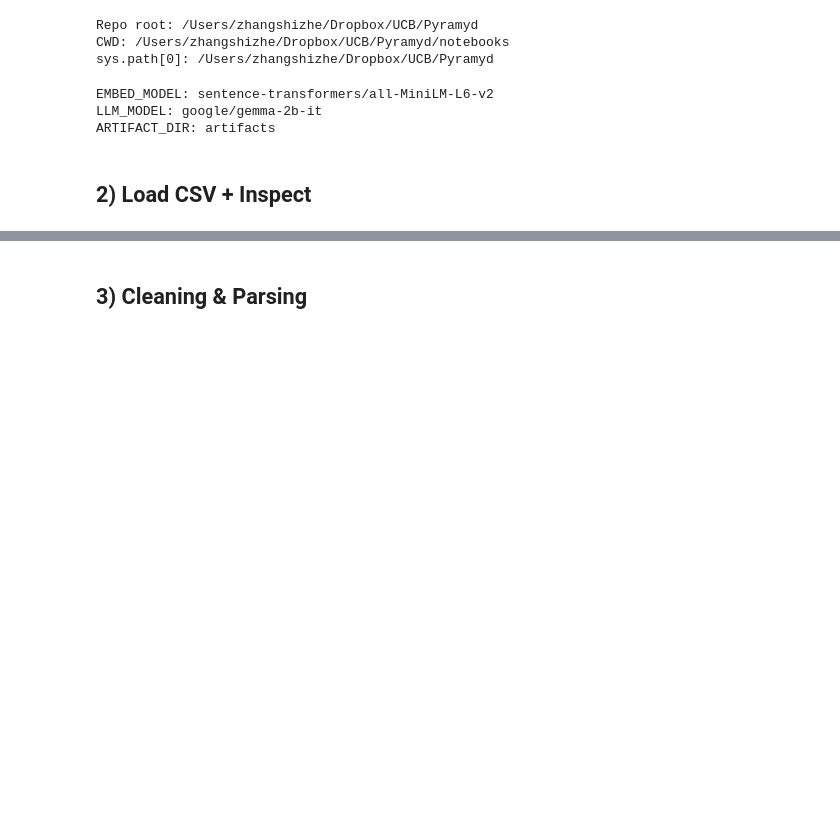
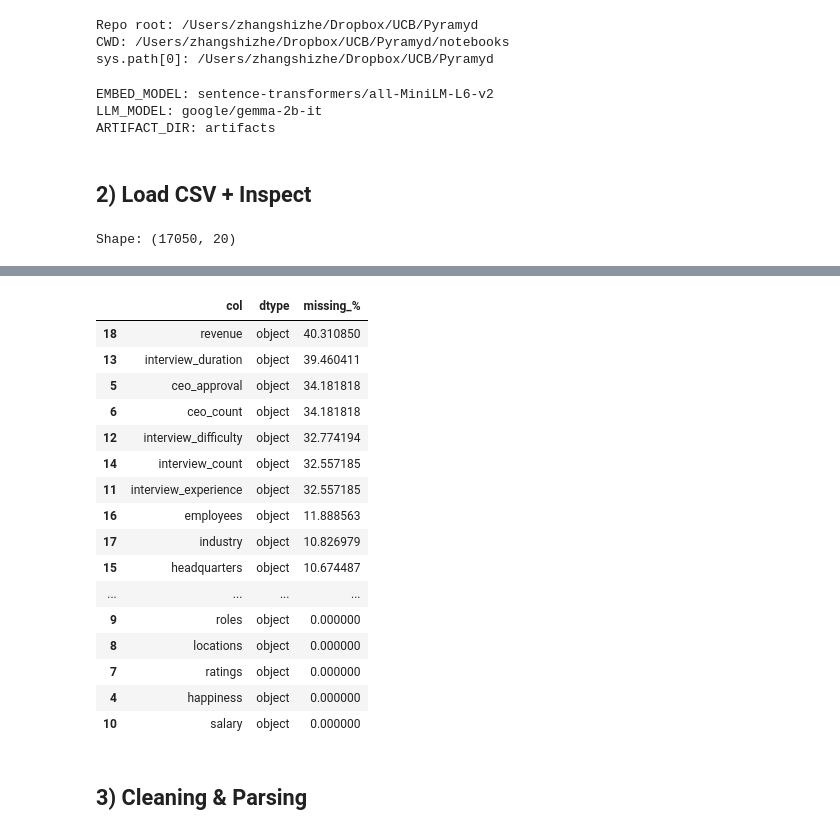
Before and after one commit to minikouda/pyramyd_ml, a Jupyter notebook: notebooks/AI_Product_Discovery_RAG_Structure.ipynb, the cells around one changed output, grey strips where cells are left out. Saved outputs shown, nothing was run; the diff lists cells and outputs as text; code cells hidden in the pictures; blank space fills up the shorter version.

```diff
--- a/notebooks/AI_Product_Discovery_RAG_Structure.ipynb
+++ b/notebooks/AI_Product_Discovery_RAG_Structure.ipynb
@@ -76,7 +125,7 @@ ARTIFACT_DIR: artifacts
 # - In Colab: upload to /content, or mount Google Drive
 # - Locally: point to your local file
 
-CSV_PATH = "data/company_reviews.csv"  # TODO: change to your file path
+CSV_PATH = "../data/company_reviews.csv"  # TODO: change to your file path
 
 df_raw = load_data(CSV_PATH)
 print("Shape:", df_raw.shape)
@@ -90,3 +139,5 @@ col_info = pd.DataFrame({
 }).sort_values("missing_%", ascending=False)
 
 display(col_info)
+# %% [output]
+Shape: (17050, 20)
@@ -93,3 +148,20 @@ display(col_info)
+|  | col | dtype | missing_% |
+| 18 | revenue | object | 40.310850 |
+| 13 | interview_duration | object | 39.460411 |
+| 5 | ceo_approval | object | 34.181818 |
+| 6 | ceo_count | object | 34.181818 |
+| 12 | interview_difficulty | object | 32.774194 |
+| 14 | interview_count | object | 32.557185 |
+| 11 | interview_experience | object | 32.557185 |
+| 16 | employees | object | 11.888563 |
+| 17 | industry | object | 10.826979 |
+| 15 | headquarters | object | 10.674487 |
+| ... | ... | ... | ... |
+| 9 | roles | object | 0.000000 |
+| 8 | locations | object | 0.000000 |
+| 7 | ratings | object | 0.000000 |
+| 4 | happiness | object | 0.000000 |
+| 10 | salary | object | 0.000000 |
 # %% [markdown]
 ## 3) Cleaning & Parsing
 # %%
```
Also changed, not shown: parts of 16 cells of this notebook, 1 other file.
